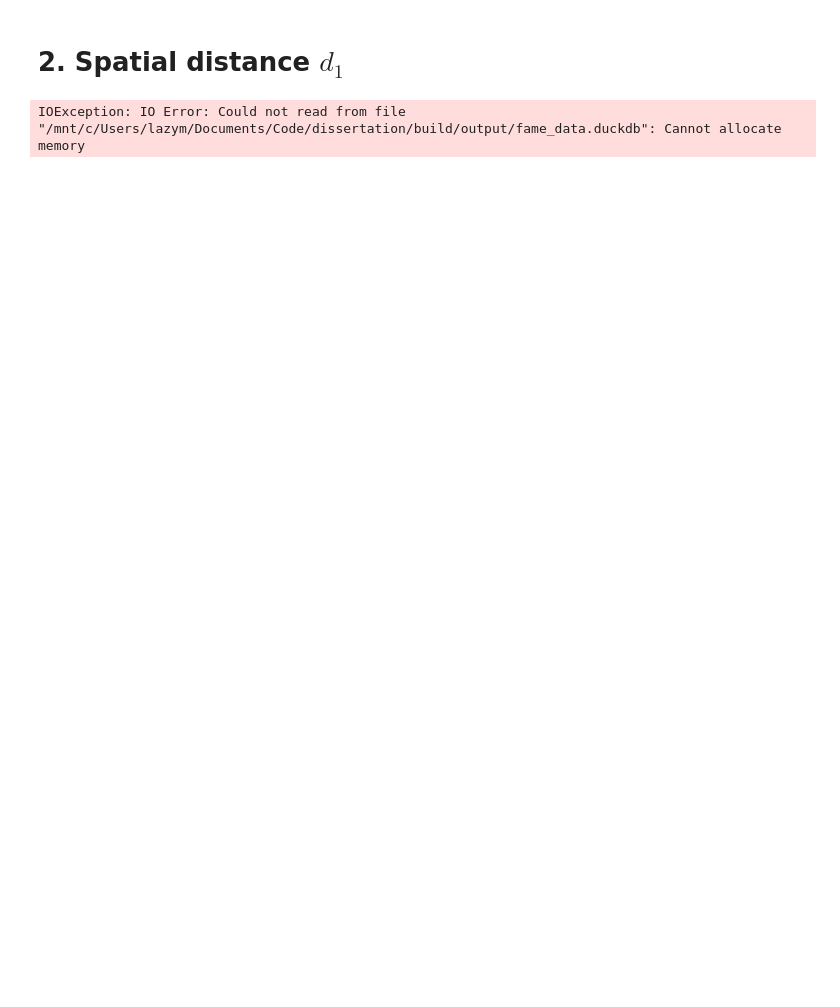
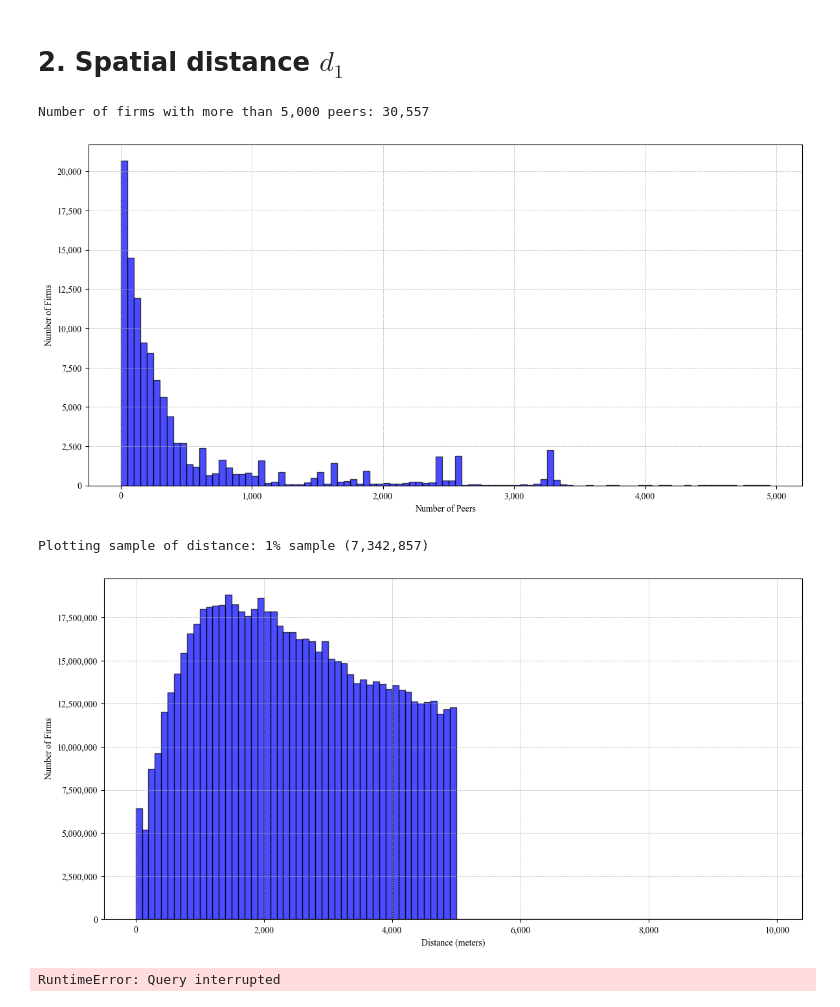
Before and after one commit to aloysiuslip/ucl-diss-ECON0079, a Jupyter notebook: descriptives/src/main_3_spatial.ipynb, the cells around one changed output. Saved outputs shown, nothing was run; the diff lists cells and outputs as text; code cells hidden in the pictures; blank space fills up the shorter version.

Commit message:
Added distances frequency table

```diff
--- a/descriptives/src/main_3_spatial.ipynb
+++ b/descriptives/src/main_3_spatial.ipynb
@@ -16,6 +16,7 @@ import matplotlib.ticker as ticker
 import numpy as np
 
 t_distances = con.table("working_distance_ttwa_km")
+sample_size = 0.01
 
 t_peer_counts_i = (
     t_distances
@@ -63,9 +64,10 @@ plt.show()
 n_dist = df_distances.shape[0]
 print(f"Plotting sample of distance: 1% sample ({n_dist:,})")
 plt.figure(figsize=(12, 6))
+weights = [np.full_like(d, 1/sample_size) for d in range(0, n_dist)]
 plt.hist(
     df_distances['distance_meters'],
-    weights=np.ones(n_dist),
+    weights=weights,
     bins=range(0, 10000, 100),
     alpha=0.7,
     color='blue',
@@ -99,31 +101,35 @@ print(
     .select('distance_meters')
     .sample(0.01)
     .describe()
     .execute()
 )
 df_distances_summ = (
     t_distances
     .select('distance_meters')
     .sample(0.01)
     .aggregate(
         count=_.count(),
         mean=_['distance_meters'].mean(),
         median=_['distance_meters'].median(),
         std=_['distance_meters'].std(),
         min=_['distance_meters'].min(),
         max=_['distance_meters'].max()
     )
     .execute()
 )
 # Join these two tables. They each have 1 row and 6 columns
 # So have them be 2 rows with the same columns
 # And add an index/first column label describing each
 df_combined = (
     df_counts_summ
     .assign(stat_type='num_peers_i')
     .append(df_distances_summ.assign(stat_type='distance_km'))
     .set_index('stat_type')
 )
 display(df_combined)
 # %% [output]
-IOException: IO Error: Could not read from file "/mnt/c/Users/lazym/Documents/Code/dissertation/build/output/fame_data.duckdb": Cannot allocate memory
+Number of firms with more than 5,000 peers: 30,557
+[figure, added]
+Plotting sample of distance: 1% sample (7,342,857)
+[figure, added]
+RuntimeError: Query interrupted
```
Also changed, not shown: parts of 4 cells of this notebook, 7 other files.
